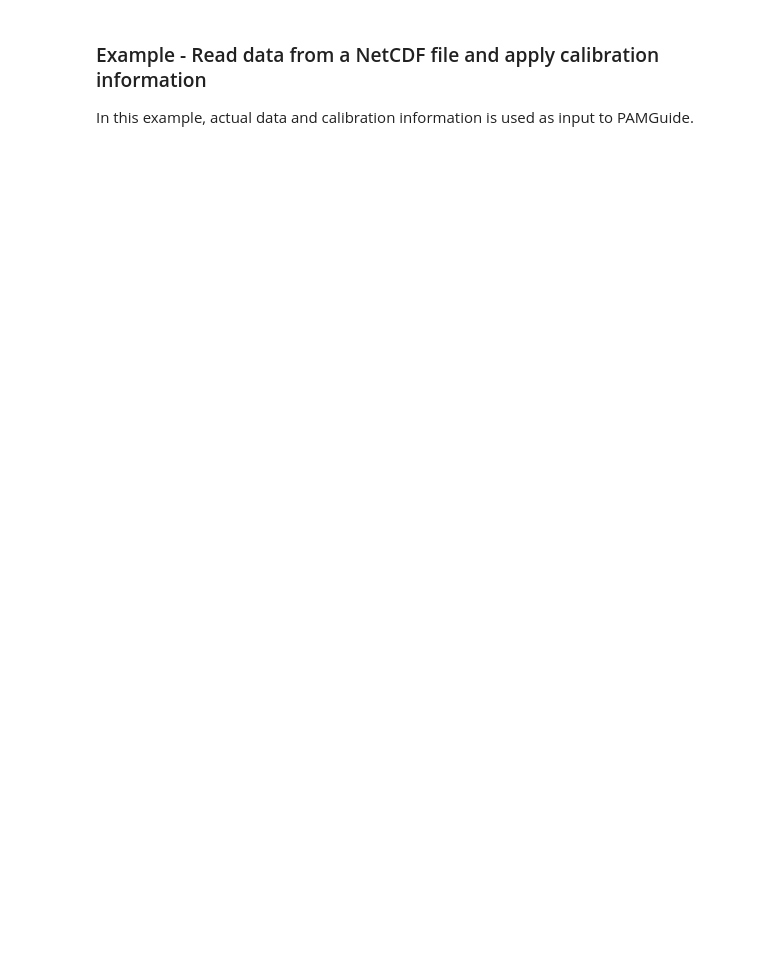
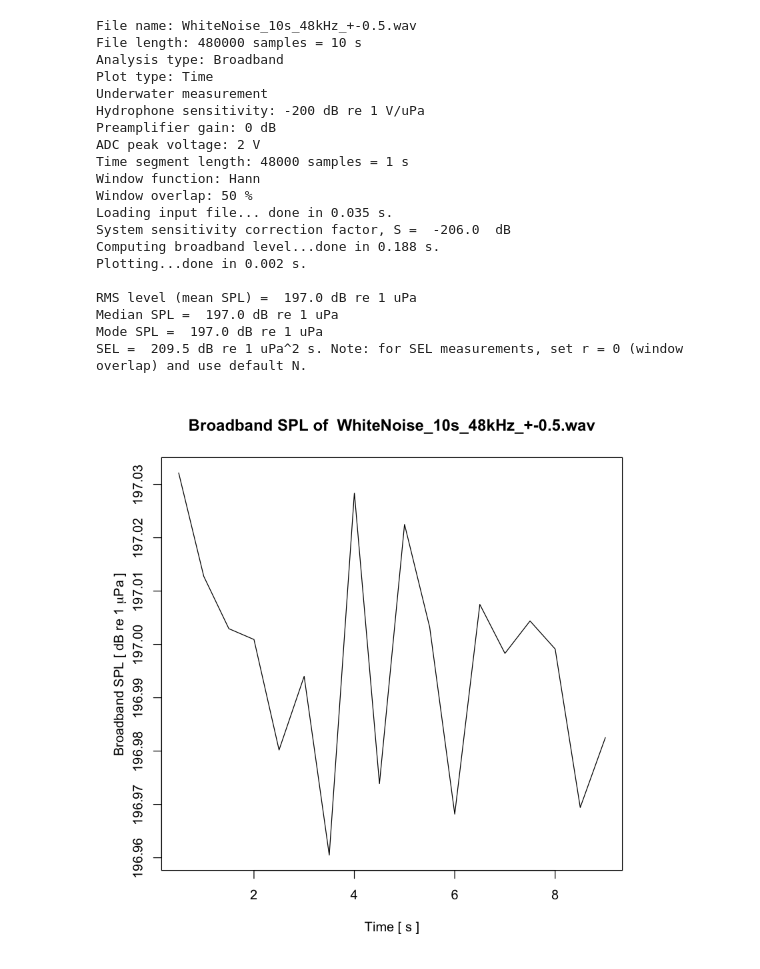
Before and after one commit to ec-intaros/PAMGuide-R-Tutorial, a Jupyter notebook: INTAROS_PAMGuide_notebook.ipynb, the cells around one changed output. Cells and saved outputs as stored; diff of their text form; code cells hidden in the pictures; blank space fills up the shorter version.

```diff
--- a/INTAROS_PAMGuide_notebook.ipynb
+++ b/INTAROS_PAMGuide_notebook.ipynb
@@ -61,4 +36,36 @@ Too few time segments (M =  19 , i.e. <1000) for SPD analysis: for SPD, use a lo
-# %% [markdown]
-### Example - Read data from a NetCDF file and apply calibration information
-
-In this example, actual data and calibration information is used as input to PAMGuide.
+# %%
+# Reproduce Figure 2 from the supplementary material:
+atype = "Broadband"
+plottype = "Both"
+ctype = "TS"
+envi = "Wat"
+G = 0
+vADC = 2
+Mh = -200
+ifname = "WhiteNoise_10s_48kHz_+-0.5.wav"
+calib = 1
+plottype="Time"
+
+PAMGuide(fullfile=ifname,calib=calib, atype=atype, plottype=plottype, Mh=Mh, envi=envi, ctype=ctype, G=G, vADC=vADC)
+# %% [output]
+File name: WhiteNoise_10s_48kHz_+-0.5.wav
+File length: 480000 samples = 10 s
+Analysis type: Broadband
+Plot type: Time
+Underwater measurement
+Hydrophone sensitivity: -200 dB re 1 V/uPa
+Preamplifier gain: 0 dB
+ADC peak voltage: 2 V
+Time segment length: 48000 samples = 1 s
+Window function: Hann
+Window overlap: 50 %
+Loading input file... done in 0.035 s.
+System sensitivity correction factor, S =  -206.0  dB
+Computing broadband level...done in 0.188 s.
+Plotting...done in 0.002 s.
+
+RMS level (mean SPL) =  197.0 dB re 1 uPa
+Median SPL =  197.0 dB re 1 uPa
+Mode SPL =  197.0 dB re 1 uPa
+SEL =  209.5 dB re 1 uPa^2 s. Note: for SEL measurements, set r = 0 (window overlap) and use default N.
+[figure, added]
```
Also changed, not shown: parts of 44 cells of this notebook.
